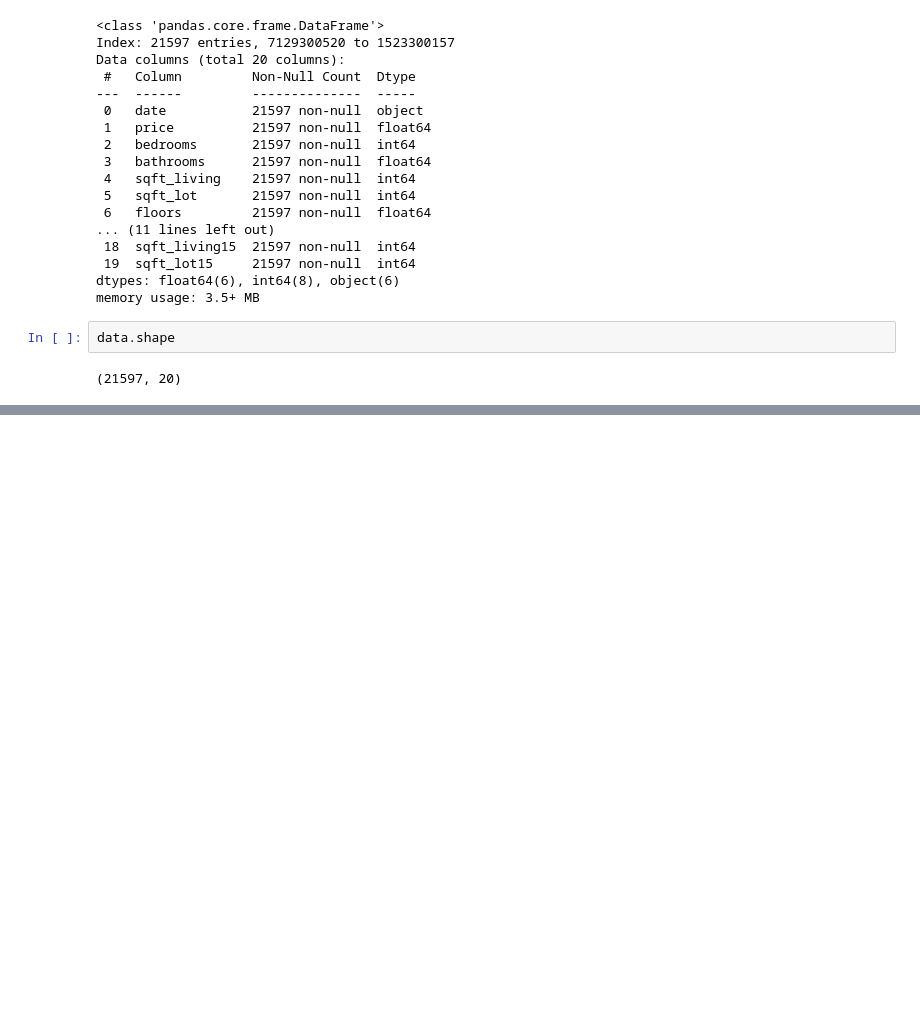
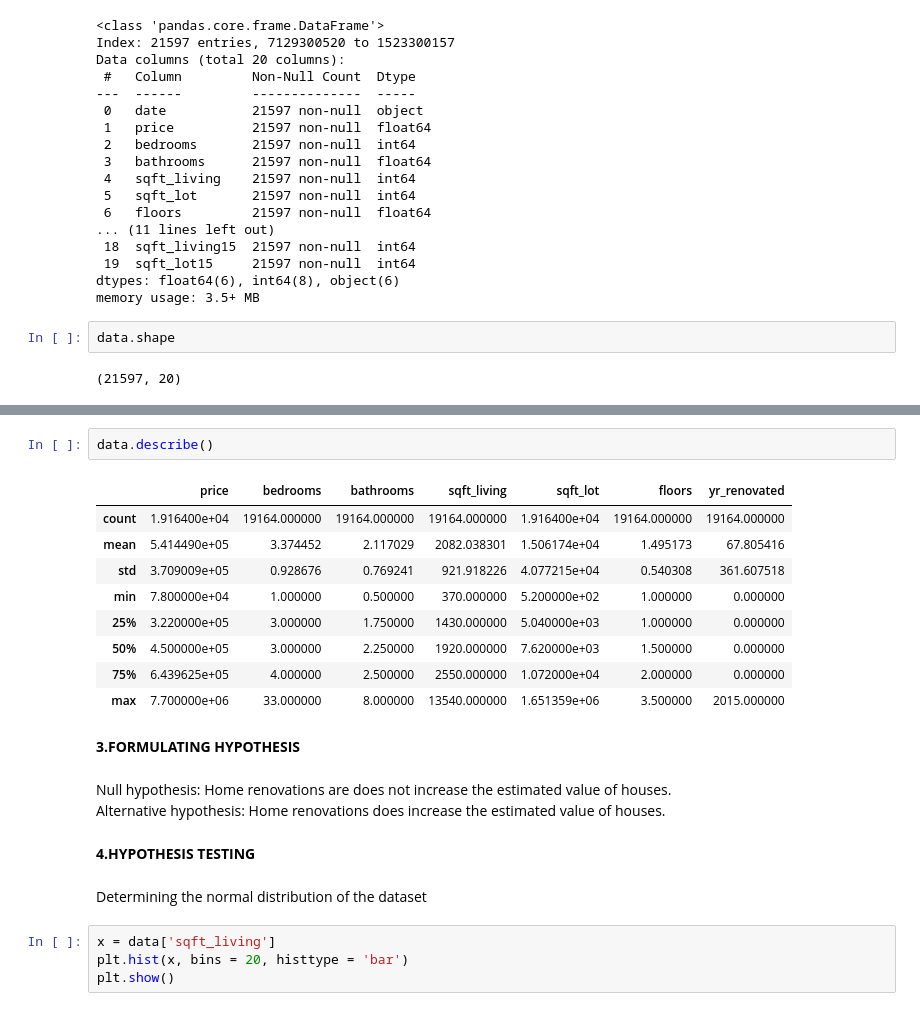
Before and after one commit to lynnndero/Phase-2-project---linear-regression, a Jupyter notebook: student.ipynb, the cells around one changed output, grey strips where cells are left out. Drawn from its saved outputs; the diff is of its cells as text; blank space fills up the shorter version.

```diff
--- a/student.ipynb
+++ b/student.ipynb
@@ -90,0 +220,25 @@ data.shape
+# %%
+data.describe()
+# %% [output]
+|  | price | bedrooms | bathrooms | sqft_living | sqft_lot | floors | yr_renovated |
+| count | 1.916400e+04 | 19164.000000 | 19164.000000 | 19164.000000 | 1.916400e+04 | 19164.000000 | 19164.000000 |
+| mean | 5.414490e+05 | 3.374452 | 2.117029 | 2082.038301 | 1.506174e+04 | 1.495173 | 67.805416 |
+| std | 3.709009e+05 | 0.928676 | 0.769241 | 921.918226 | 4.077215e+04 | 0.540308 | 361.607518 |
+| min | 7.800000e+04 | 1.000000 | 0.500000 | 370.000000 | 5.200000e+02 | 1.000000 | 0.000000 |
+| 25% | 3.220000e+05 | 3.000000 | 1.750000 | 1430.000000 | 5.040000e+03 | 1.000000 | 0.000000 |
+| 50% | 4.500000e+05 | 3.000000 | 2.250000 | 1920.000000 | 7.620000e+03 | 1.500000 | 0.000000 |
+| 75% | 6.439625e+05 | 4.000000 | 2.500000 | 2550.000000 | 1.072000e+04 | 2.000000 | 0.000000 |
+| max | 7.700000e+06 | 33.000000 | 8.000000 | 13540.000000 | 1.651359e+06 | 3.500000 | 2015.000000 |
+# %% [markdown]
+**3.FORMULATING HYPOTHESIS**
+# %% [markdown]
+Null hypothesis: Home renovations are does not increase the estimated value of houses.\
+Alternative hypothesis: Home renovations does increase the estimated value of houses.
+# %% [markdown]
+**4.HYPOTHESIS TESTING**
+# %% [markdown]
+Determining the normal distribution of the dataset
+# %%
+x = data['sqft_living']
+plt.hist(x, bins = 20, histtype = 'bar')
+plt.show()
```
Also changed, not shown: parts of 19 cells of this notebook.
